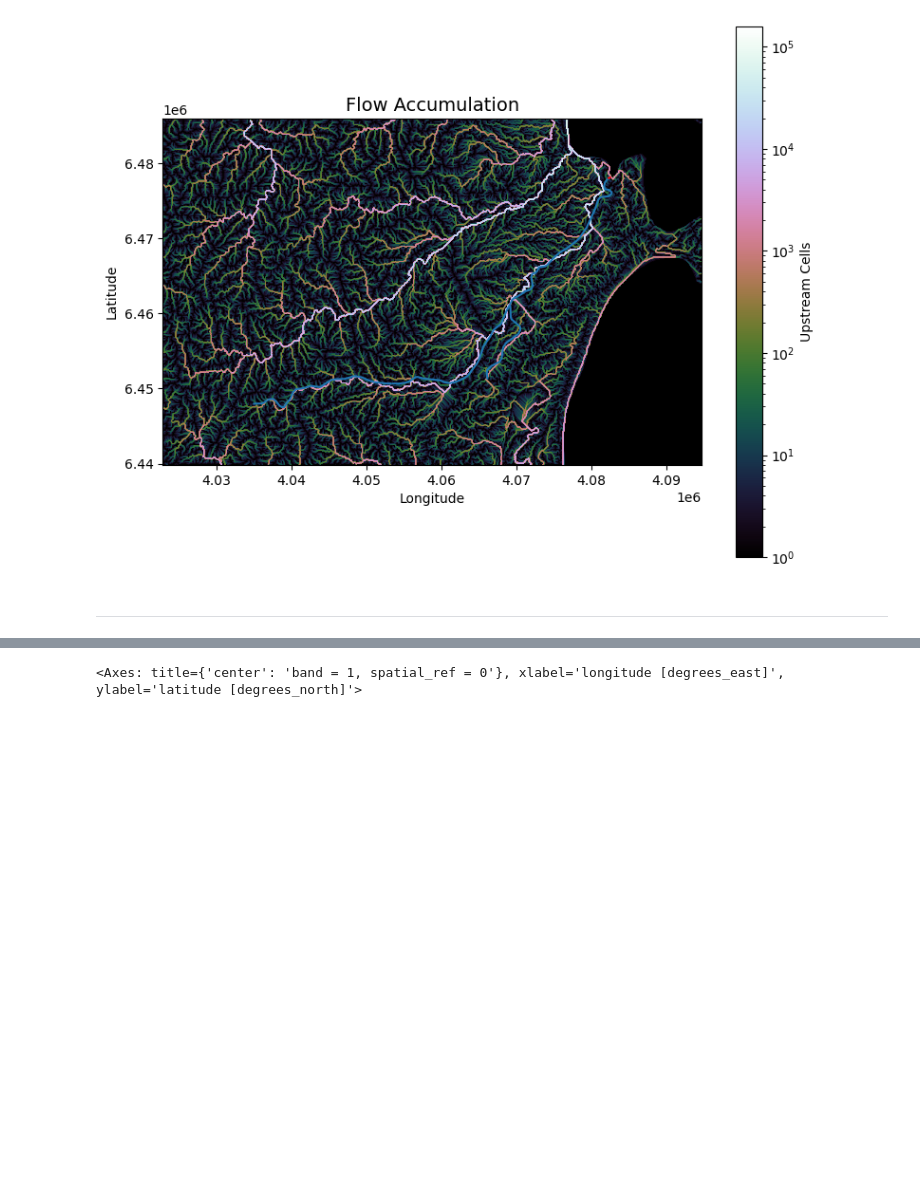
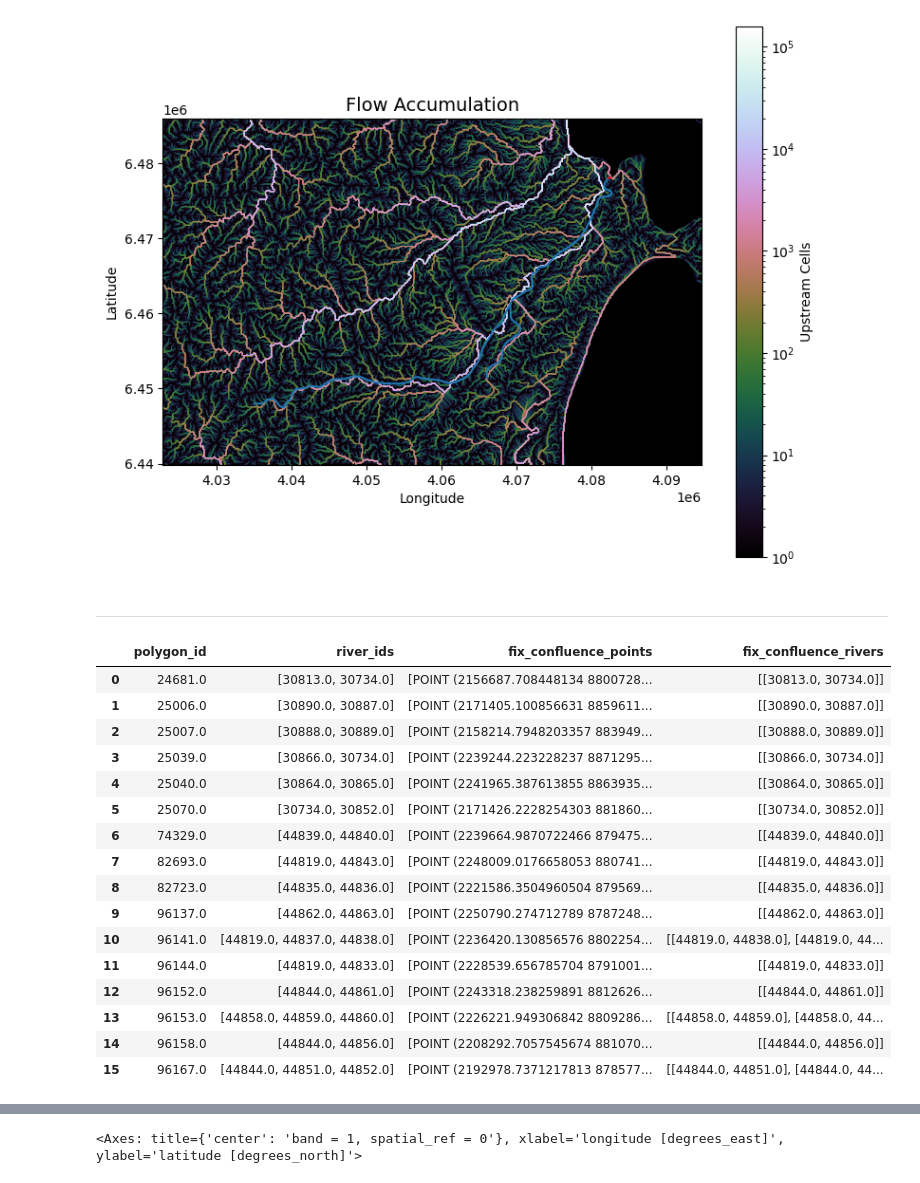
Before and after one commit to felixschulz385/Masterthesis, a Jupyter notebook: code/experiments/tests.ipynb, the cells around one changed output, grey strips where cells are left out. Drawn from its saved outputs; the diff is of its cells as text; code cells hidden in the pictures; blank space fills up the shorter version.

Commit message:
Finished notebook implementation of drainage splitting at confluence

```diff
--- a/code/experiments/tests.ipynb
+++ b/code/experiments/tests.ipynb
@@ -635,6 +637,8 @@ rivers_brazil_shapefile.loc[[(161,0,9)]].plot(ax = ax, color = "red")
 # compute exact watershed for each query point within the drainage area
 # %%
 drainage_area = gpd.read_file("/pfs/work7/workspace/scratch/tu_zxobe27-master_thesis/data/drainage_area.geojson", engine = "pyogrio")
+# %%
+threshold = 500
 # %%
 test = gpd.clip(drainage_area.to_crs(5641), grid_data.iloc[[525]].total_bounds)
 # %%
@@ -648,6 +649,9 @@ to_fix = to_fix[to_fix.map(len) > 1]
 # %%
 # a function to get shared downstream nodes given a list of rivers
-def find_shared_nodes(x):
-    tmp = rivers_brazil_shapefile[rivers_brazil_shapefile.river.isin(x)].downstream_node_id.value_counts()
+def find_shared_nodes(river_ids):
+    t_rivers = rivers_brazil_shapefile[rivers_brazil_shapefile.river.isin(river_ids)]
+    t_downstream_node_counts = t_rivers.downstream_node_id.value_counts()
+    t_confluence_nodes = t_downstream_node_counts[t_downstream_node_counts > 1].reset_index().downstream_node_id.apply(lambda x: rivers_brazil_topology.loc[x].geometry)
+    t_confluence_rivers = t_downstream_node_counts[t_downstream_node_counts > 1].reset_index().downstream_node_id.apply(lambda x: t_rivers[t_rivers.downstream_node_id == x].river.values)
     # returns index_left -> shared downstream_node_id
-    return tmp[tmp > 1].index.to_list()
+    return t_confluence_nodes.to_list(), t_confluence_rivers.to_list()
@@ -656,0 +658,7 @@ to_fix_pp = to_fix.apply(find_shared_nodes).apply(lambda x: [rivers_brazil_topol
+# %%
+# filter for those with multiple rivers of length longer than threshold in drainage polygon
+to_fix = joined[joined.intersection_length > threshold].groupby("index_left").river.unique()
+to_fix = to_fix[to_fix.map(len) > 1]
+# get shared confluence nodes with corresponding rivers
+to_fix = pd.DataFrame({"polygon_id": to_fix.index.to_list(), "river_ids": to_fix.values})
+to_fix[["fix_confluence_points", "fix_confluence_rivers"]] = pd.DataFrame(to_fix.river_ids.apply(find_shared_nodes).tolist())
@@ -656,0 +695,20 @@ to_fix_pp = to_fix.apply(find_shared_nodes).apply(lambda x: [rivers_brazil_topol
+# %%
+to_fix
+# %% [output]
+|  | polygon_id | river_ids | fix_confluence_points | fix_confluence_rivers |
+| 0 | 24681.0 | [30813.0, 30734.0] | [POINT (2156687.708448134 8800728... | [[30813.0, 30734.0]] |
+| 1 | 25006.0 | [30890.0, 30887.0] | [POINT (2171405.100856631 8859611... | [[30890.0, 30887.0]] |
+| 2 | 25007.0 | [30888.0, 30889.0] | [POINT (2158214.7948203357 883949... | [[30888.0, 30889.0]] |
+| 3 | 25039.0 | [30866.0, 30734.0] | [POINT (2239244.223228237 8871295... | [[30866.0, 30734.0]] |
+| 4 | 25040.0 | [30864.0, 30865.0] | [POINT (2241965.387613855 8863935... | [[30864.0, 30865.0]] |
+| 5 | 25070.0 | [30734.0, 30852.0] | [POINT (2171426.2228254303 881860... | [[30734.0, 30852.0]] |
+| 6 | 74329.0 | [44839.0, 44840.0] | [POINT (2239664.9870722466 879475... | [[44839.0, 44840.0]] |
+| 7 | 82693.0 | [44819.0, 44843.0] | [POINT (2248009.0176658053 880741... | [[44819.0, 44843.0]] |
+| 8 | 82723.0 | [44835.0, 44836.0] | [POINT (2221586.3504960504 879569... | [[44835.0, 44836.0]] |
+| 9 | 96137.0 | [44862.0, 44863.0] | [POINT (2250790.274712789 8787248... | [[44862.0, 44863.0]] |
+| 10 | 96141.0 | [44819.0, 44837.0, 44838.0] | [POINT (2236420.130856576 8802254... | [[44819.0, 44838.0], [44819.0, 44... |
+| 11 | 96144.0 | [44819.0, 44833.0] | [POINT (2228539.656785704 8791001... | [[44819.0, 44833.0]] |
+| 12 | 96152.0 | [44844.0, 44861.0] | [POINT (2243318.238259891 8812626... | [[44844.0, 44861.0]] |
+| 13 | 96153.0 | [44858.0, 44859.0, 44860.0] | [POINT (2226221.949306842 8809286... | [[44858.0, 44859.0], [44858.0, 44... |
+| 14 | 96158.0 | [44844.0, 44856.0] | [POINT (2208292.7057545674 881070... | [[44844.0, 44856.0]] |
+| 15 | 96167.0 | [44844.0, 44851.0, 44852.0] | [POINT (2192978.7371217813 878577... | [[44844.0, 44851.0], [44844.0, 44... |
```
Also changed, not shown: parts of 28 cells of this notebook.
